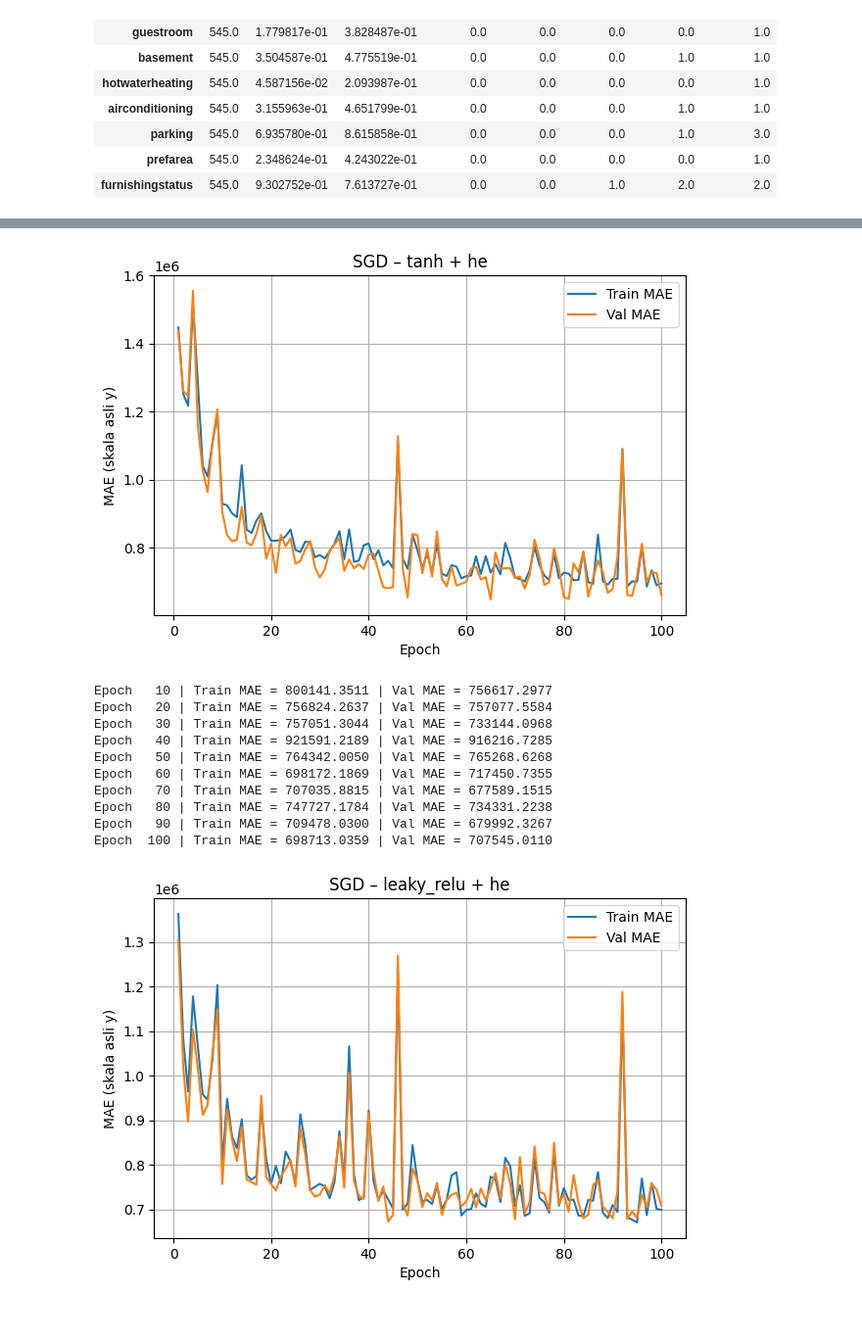
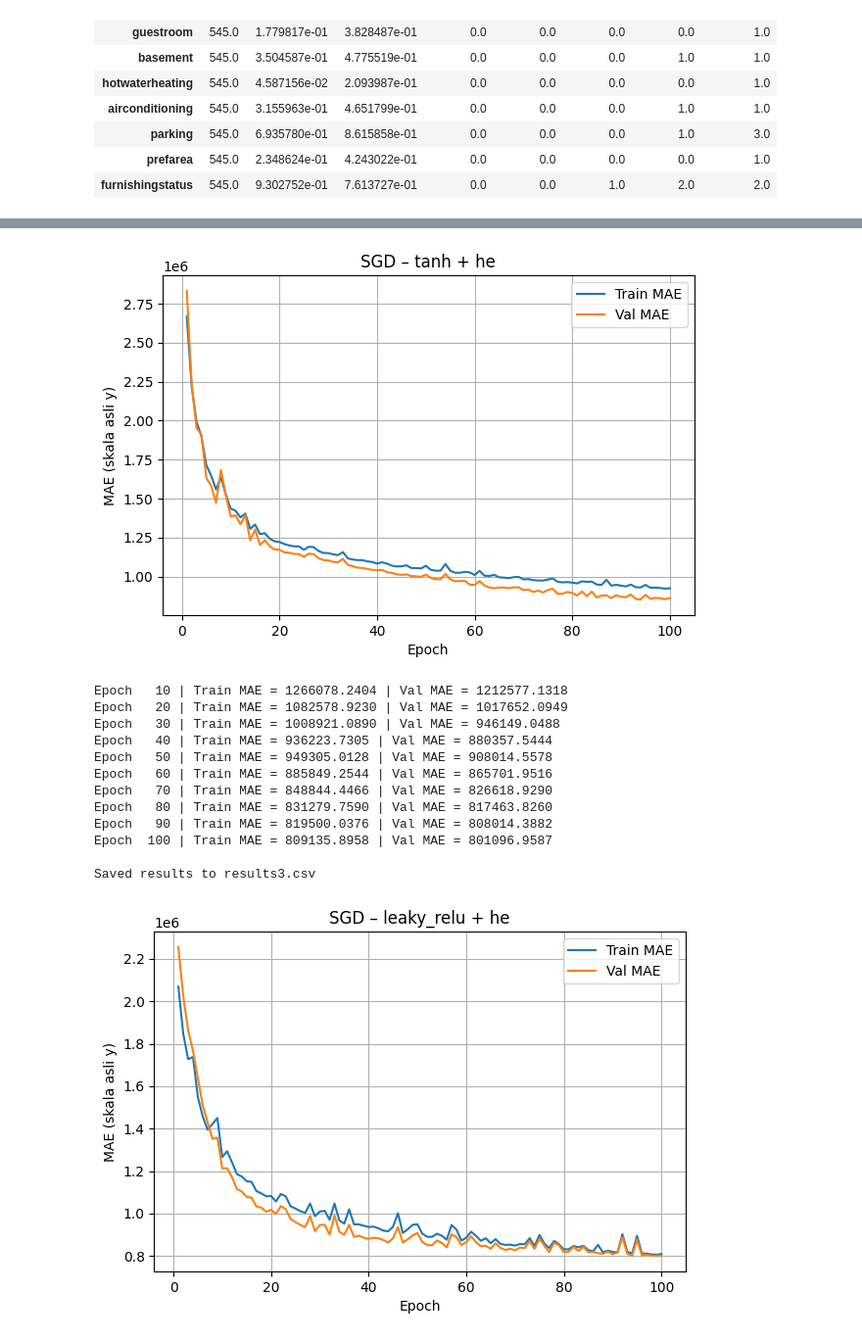
Before and after one commit to audihus/Neural-Network-from-Scratch, a Jupyter notebook: main.ipynb, the cells around one changed output, grey strips where cells are left out. Shown at 98% size. Drawn from its saved outputs; the diff is of its cells as text; code cells hidden in the pictures.

Commit message:
fixed visualization

```diff
--- a/main.ipynb
+++ b/main.ipynb
@@ -532,7 +538,7 @@ Iter  100 | Train MAE = 1853242.2076 | Val MAE = 1940091.6327
 #relu
 W1, b1, W2, b2, hist_sgd = stoch_gradient_descent(
     X_train_array, Y_train_array,
-    epochs=100, lr=0.01, hidden_neuron=32,
+    epochs=100, lr=0.001, hidden_neuron=32,
     activation='relu', winit='he',
     shuffle=True, seed=42, log_every=1
 )
@@ -541,7 +547,7 @@ plot_learning_curve(hist_sgd, title="SGD – relu + he")
 #tanh
 W1, b1, W2, b2, hist_sgd = stoch_gradient_descent(
     X_train_array, Y_train_array,
-    epochs=100, lr=0.01, hidden_neuron=32,
+    epochs=100, lr=0.001, hidden_neuron=32,
     activation='tanh', winit='he',
     shuffle=True, seed=42, log_every=1
 )
@@ -550,7 +556,7 @@ plot_learning_curve(hist_sgd, title="SGD – tanh + he")
 #leaky relu
 W1, b1, W2, b2, hist_sgd = stoch_gradient_descent(
     X_train_array, Y_train_array,
-    epochs=100, lr=0.01, hidden_neuron=32,
+    epochs=100, lr=0.001, hidden_neuron=32,
     activation='leaky_relu', winit='he',
     shuffle=True, seed=42, log_every=1
 )
@@ -580,15 +590,17 @@ Epoch  100 | Train MAE = 694700.5374 | Val MAE = 659811.4381
-[figure, old version]
+[figure, new version]
-Epoch   10 | Train MAE = 800141.3511 | Val MAE = 756617.2977
-Epoch   20 | Train MAE = 756824.2637 | Val MAE = 757077.5584
-Epoch   30 | Train MAE = 757051.3044 | Val MAE = 733144.0968
-Epoch   40 | Train MAE = 921591.2189 | Val MAE = 916216.7285
-Epoch   50 | Train MAE = 764342.0050 | Val MAE = 765268.6268
-Epoch   60 | Train MAE = 698172.1869 | Val MAE = 717450.7355
-Epoch   70 | Train MAE = 707035.8815 | Val MAE = 677589.1515
-Epoch   80 | Train MAE = 747727.1784 | Val MAE = 734331.2238
-Epoch   90 | Train MAE = 709478.0300 | Val MAE = 679992.3267
-Epoch  100 | Train MAE = 698713.0359 | Val MAE = 707545.0110
+Epoch   10 | Train MAE = 1266078.2404 | Val MAE = 1212577.1318
+Epoch   20 | Train MAE = 1082578.9230 | Val MAE = 1017652.0949
+Epoch   30 | Train MAE = 1008921.0890 | Val MAE = 946149.0488
+Epoch   40 | Train MAE = 936223.7305 | Val MAE = 880357.5444
+Epoch   50 | Train MAE = 949305.0128 | Val MAE = 908014.5578
+Epoch   60 | Train MAE = 885849.2544 | Val MAE = 865701.9516
+Epoch   70 | Train MAE = 848844.4466 | Val MAE = 826618.9290
+Epoch   80 | Train MAE = 831279.7590 | Val MAE = 817463.8260
+Epoch   90 | Train MAE = 819500.0376 | Val MAE = 808014.3882
+Epoch  100 | Train MAE = 809135.8958 | Val MAE = 801096.9587
+
+Saved results to results3.csv
-[figure, old version]
+[figure, new version]
 # %%
 #BATCH GRADIENT DESCENT
 #relu
```
Also changed, not shown: parts of 4 cells of this notebook, 2 other files.
